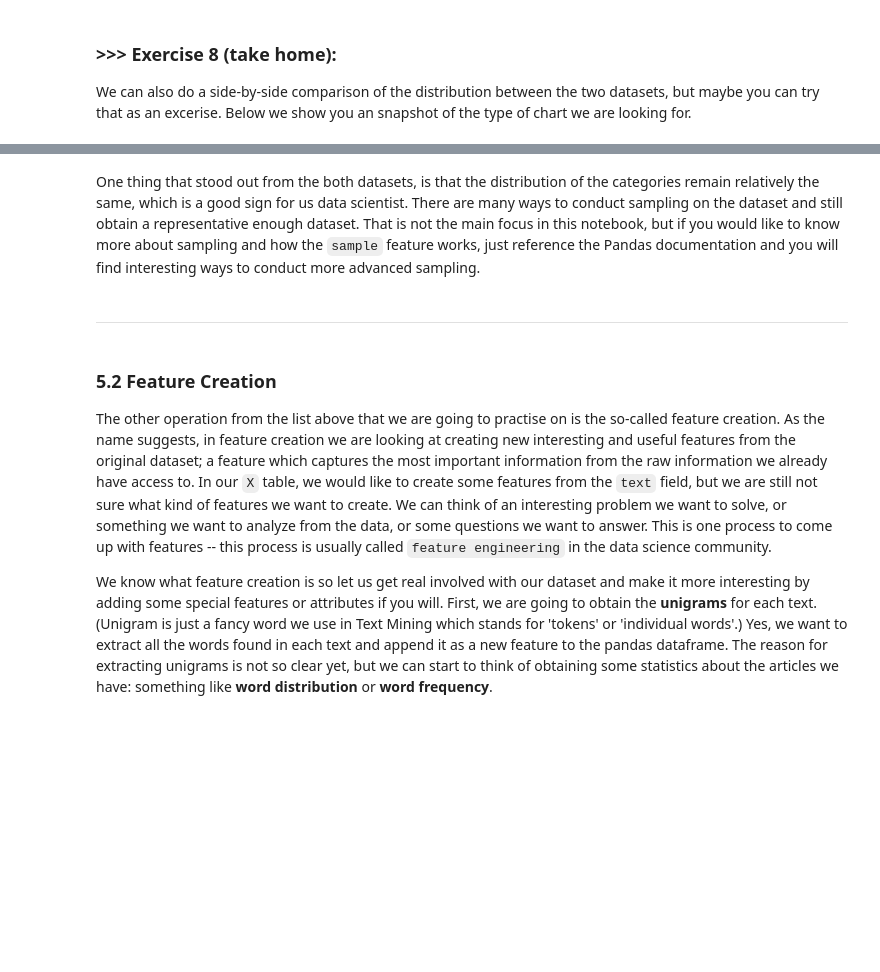
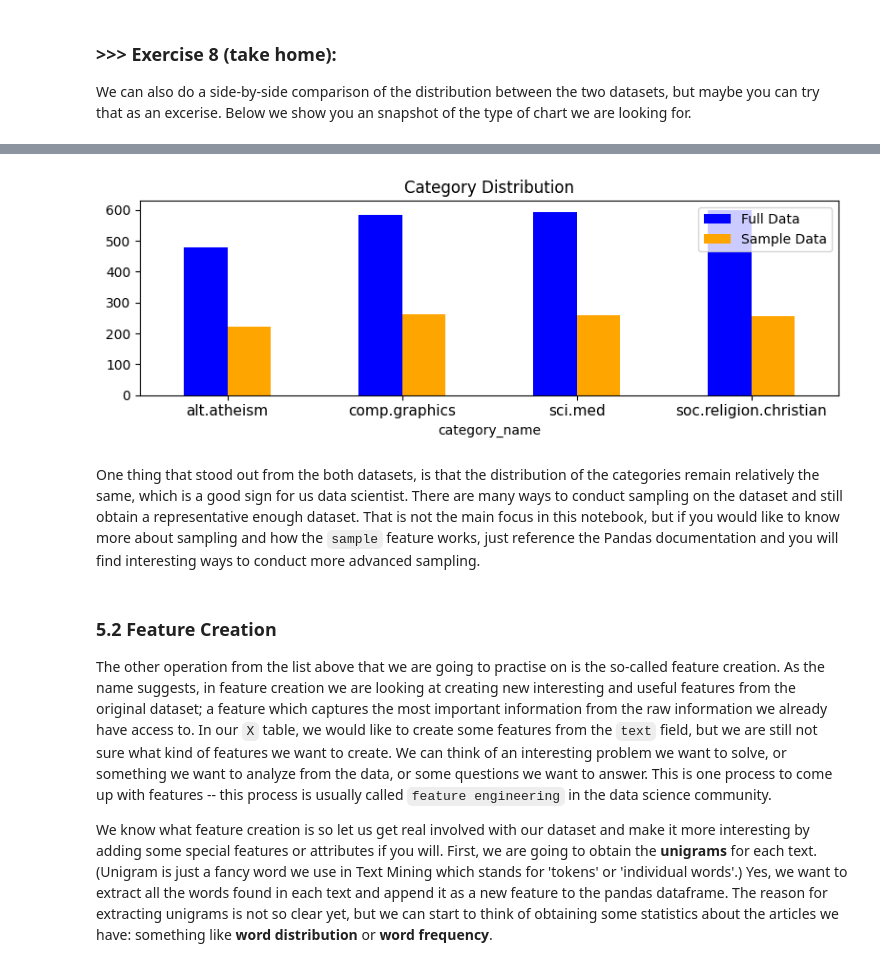
Before and after one commit to VictorSwankyTiger/DM2024-Lab1-Master, a Jupyter notebook: DM2024-Lab1-Master.ipynb, the cells around one changed output, grey strips where cells are left out. Cells and saved outputs as stored; diff of their text form; code cells hidden in the pictures; blank space fills up the shorter version.

```diff
--- a/DM2024-Lab1-Master.ipynb
+++ b/DM2024-Lab1-Master.ipynb
@@ -771,7 +822,22 @@ We can also do a side-by-side comparison of the distribution between the two dat
+# %%
+combined_df = pd.DataFrame({
+    'Full Data': X.category_name.value_counts(),
+    'Sample Data': X_sample.category_name.value_counts()
+}).fillna(0)
+
+combined_df.plot(kind='bar',
+                 figsize=(8, 3),
+                 color=['blue', 'orange'],
+                 title='Category Distribution')
+
+#plt.ylim(0, 700)
+plt.xticks(rotation=0, fontsize=11)
+plt.tight_layout()
+plt.show()
+# %% [output]
+[figure, added]
 # %% [markdown]
 One thing that stood out from the both datasets, is that the distribution of the categories remain relatively the same, which is a good sign for us data scientist. There are many ways to conduct sampling on the dataset and still obtain a representative enough dataset. That is not the main focus in this notebook, but if you would like to know more about sampling and how the `sample` feature works, just reference the Pandas documentation and you will find interesting ways to conduct more advanced sampling.
-# %% [markdown]
----
 # %% [markdown]
 ### 5.2 Feature Creation
 The other operation from the list above that we are going to practise on is the so-called feature creation. As the name suggests, in feature creation we are looking at creating new interesting and useful features from the original dataset; a feature which captures the most important information from the raw information we already have access to. In our `X` table, we would like to create some features from the `text` field, but we are still not sure what kind of features we want to create. We can think of an interesting problem we want to solve, or something we want to analyze from the data, or some questions we want to answer. This is one process to come up with features -- this process is usually called `feature engineering` in the data science community.
```
Also changed, not shown: parts of 61 cells of this notebook.
